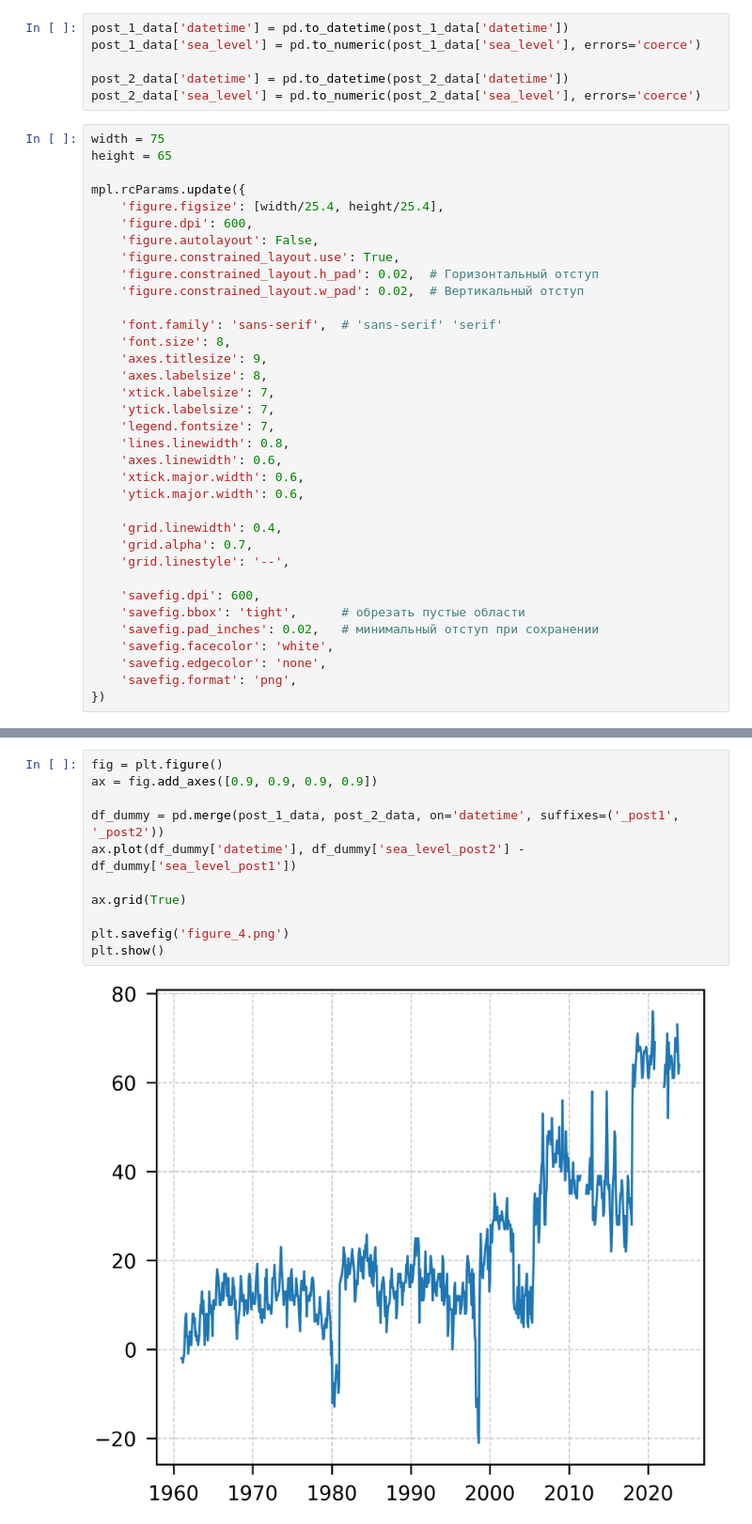
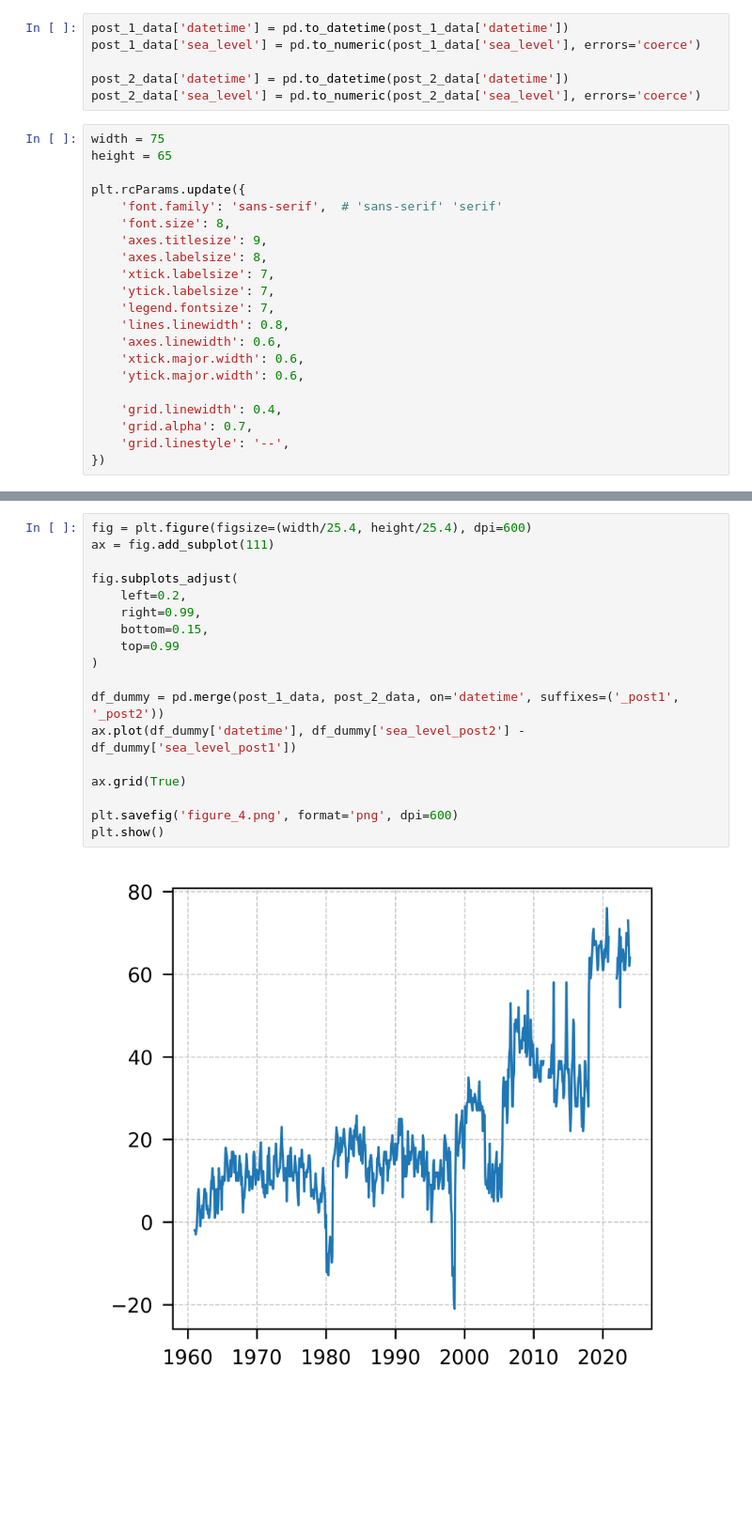
Before and after one commit to GammaFuncti0n/CaspianSeaLevel, a Jupyter notebook: sea_level.ipynb, the cells around one changed output, grey strips where cells are left out. Shown at 94% size. Cells and saved outputs as stored; diff of their text form; blank space fills up the shorter version.

```diff
--- a/sea_level.ipynb
+++ b/sea_level.ipynb
@@ -77,14 +77,7 @@ post_2_data['sea_level'] = pd.to_numeric(post_2_data['sea_level'], errors='coerc
 width = 75
 height = 65
 
-mpl.rcParams.update({
-    'figure.figsize': [width/25.4, height/25.4],
-    'figure.dpi': 600,
-    'figure.autolayout': False,
-    'figure.constrained_layout.use': True,
-    'figure.constrained_layout.h_pad': 0.02,  # Горизонтальный отступ
-    'figure.constrained_layout.w_pad': 0.02,  # Вертикальный отступ
-
+plt.rcParams.update({
     'font.family': 'sans-serif',  # 'sans-serif' 'serif'
     'font.size': 8,
     'axes.titlesize': 9,
@@ -100,12 +93,5 @@ mpl.rcParams.update({
     'grid.linewidth': 0.4,
     'grid.alpha': 0.7,
     'grid.linestyle': '--',
-
-    'savefig.dpi': 600,
-    'savefig.bbox': 'tight',      # обрезать пустые области
-    'savefig.pad_inches': 0.02,   # минимальный отступ при сохранении
-    'savefig.facecolor': 'white',
-    'savefig.edgecolor': 'none',
-    'savefig.format': 'png',
 })
 # %%
@@ -189,13 +189,20 @@ plt.show()
 # %%
-fig = plt.figure()
-ax = fig.add_axes([0.9, 0.9, 0.9, 0.9])
+fig = plt.figure(figsize=(width/25.4, height/25.4), dpi=600)
+ax = fig.add_subplot(111)
+
+fig.subplots_adjust(
+    left=0.2,
+    right=0.99,
+    bottom=0.15,
+    top=0.99
+)
 
 df_dummy = pd.merge(post_1_data, post_2_data, on='datetime', suffixes=('_post1', '_post2'))
 ax.plot(df_dummy['datetime'], df_dummy['sea_level_post2'] - df_dummy['sea_level_post1'])
 
 ax.grid(True)
 
-plt.savefig('figure_4.png')
+plt.savefig('figure_4.png', format='png', dpi=600)
 plt.show()
 # %% [output]
-[figure, old version]
+[figure, new version]
```
Also changed, not shown: parts of 2 cells of this notebook.
